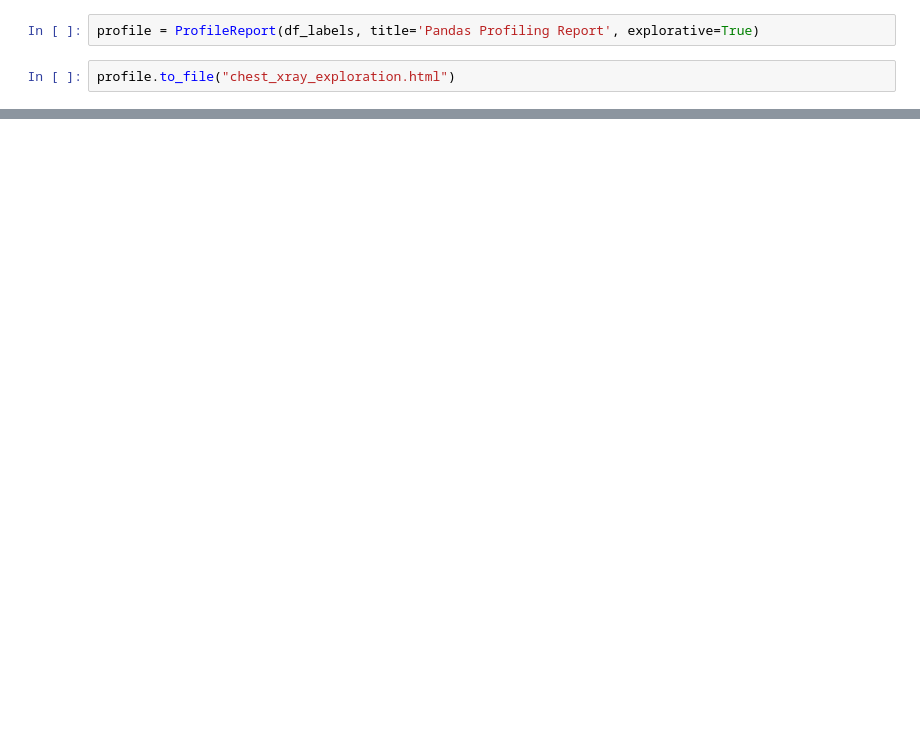
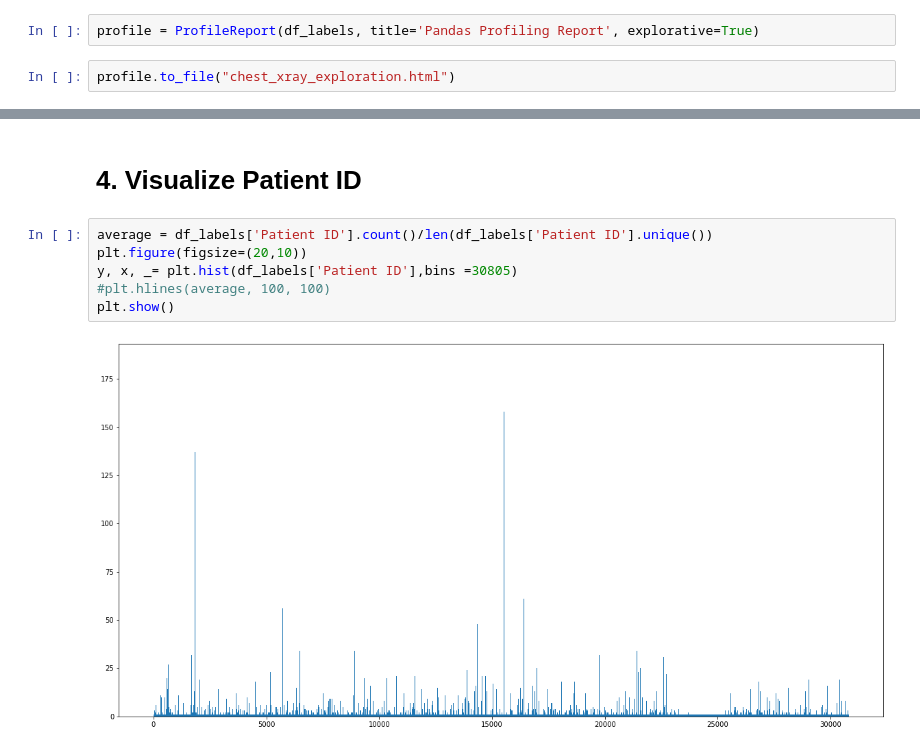
Before and after one commit to YanCote/IFT6268-simclr, a Jupyter notebook: notebooks/0.0_xray_data_exploration.ipynb, the cells around one changed output, grey strips where cells are left out. Drawn from its saved outputs; the diff is of its cells as text; blank space fills up the shorter version.

```diff
--- a/notebooks/0.0_xray_data_exploration.ipynb
+++ b/notebooks/0.0_xray_data_exploration.ipynb
@@ -172,0 +141,10 @@ profile.to_file("chest_xray_exploration.html")
+# %% [markdown]
+# 4. Visualize Patient ID
+# %%
+average = df_labels['Patient ID'].count()/len(df_labels['Patient ID'].unique())
+plt.figure(figsize=(20,10))
+y, x, _= plt.hist(df_labels['Patient ID'],bins =30805)
+#plt.hlines(average, 100, 100)
+plt.show()
+# %% [output]
+[figure, added]
```
Also changed, not shown: parts of 22 cells of this notebook, 5 other files.
